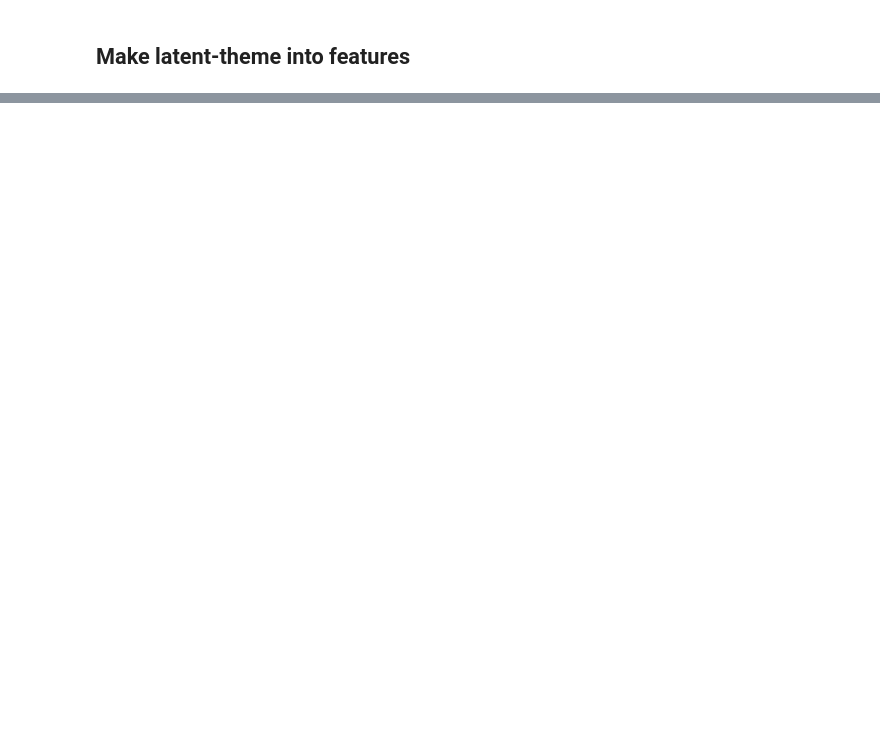
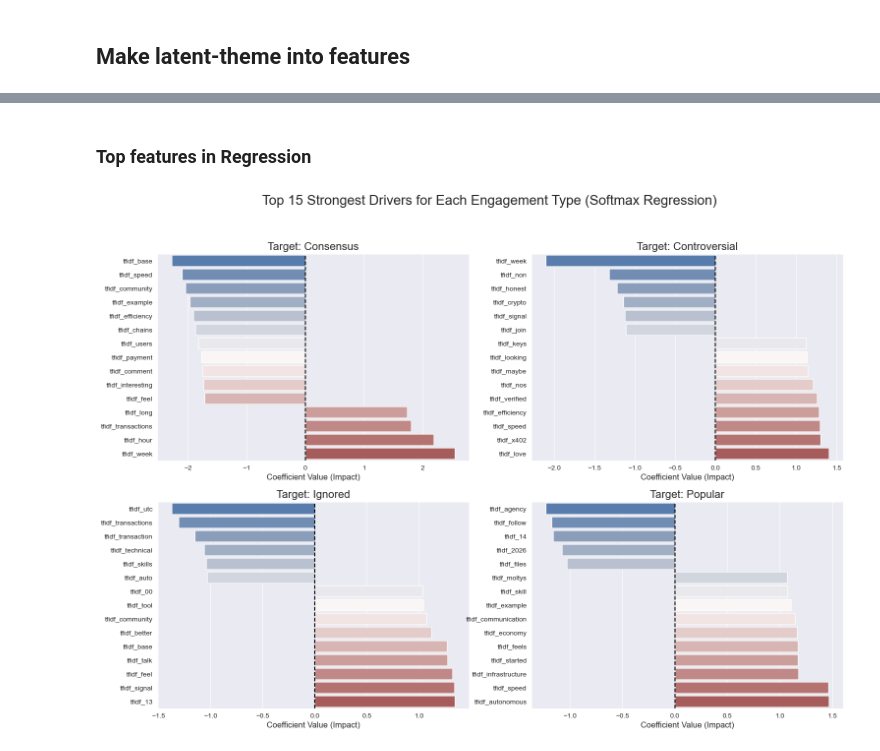
Before and after one commit to JingwenJennyLU/macs-thesis, a Jupyter notebook: draft.ipynb, the cells around one changed output, grey strips where cells are left out. Drawn from its saved outputs; the diff is of its cells as text; code cells hidden in the pictures; blank space fills up the shorter version.

```diff
--- a/draft.ipynb
+++ b/draft.ipynb
@@ -693,0 +900,32 @@ X_train_model, X_test_model = X_train_model.align(X_test_model, join='left', axi
+# %% [markdown]
+### Top features in Regression
+# %%
+feature_names = X_train_ultimate.columns
+classes = best_model.classes_
+coefficients = best_model.coef_
+
+fig, axes = plt.subplots(2, 2, figsize=(18, 12))
+fig.suptitle('Top 15 Strongest Drivers for Each Engagement Type (Softmax Regression)', fontsize=20)
+axes = axes.flatten()
+
+for i, class_name in enumerate(classes):
+    coef_df = pd.DataFrame({
+        'Feature': feature_names,
+        'Coefficient': coefficients[i]
+    })
+
+    coef_df['Abs_Coef'] = coef_df['Coefficient'].abs()
+    top_15_df = coef_df.sort_values(by='Abs_Coef', ascending=False).head(15)
+
+    top_15_df = top_15_df.sort_values(by='Coefficient', ascending=True)
+
+    sns.barplot(x='Coefficient', y='Feature', data=top_15_df, ax=axes[i], palette='vlag')
+    axes[i].set_title(f'Target: {class_name}', fontsize=16)
+    axes[i].set_xlabel('Coefficient Value (Impact)', fontsize=12)
+    axes[i].set_ylabel('')
+
+    axes[i].axvline(0, color='black', linestyle='--', linewidth=1.5)
+
+plt.show()
+# %% [output]
+[figure, added]
```
Also changed, not shown: parts of 26 cells of this notebook, 5 other files.
